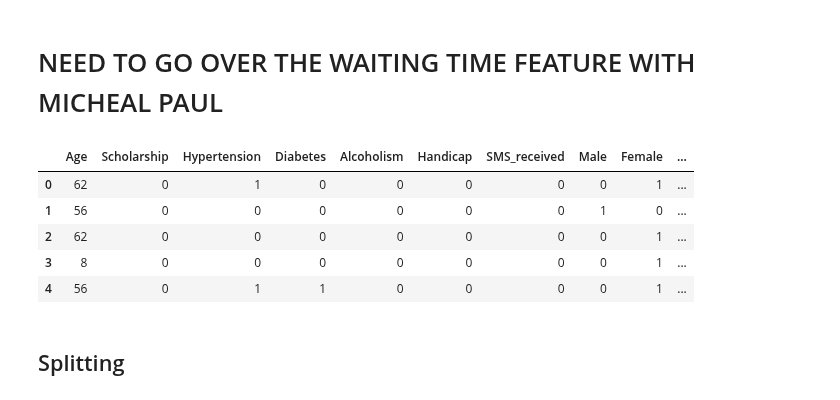
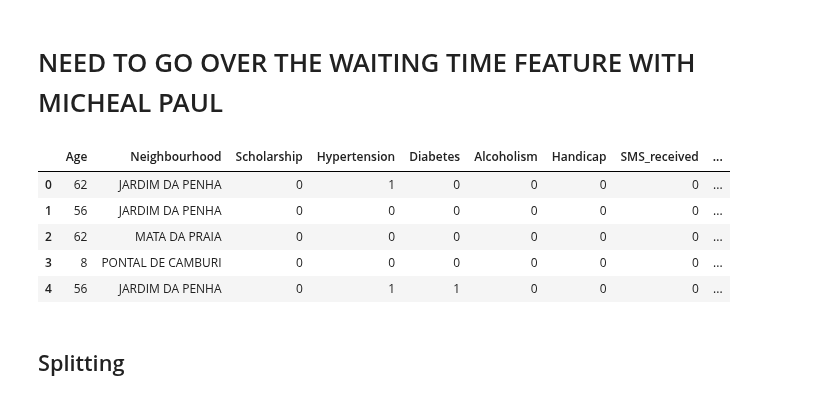
Before and after one commit to chasekregor/NoShows, a Jupyter notebook: develop/Beta.ipynb, the cells around one changed output. Cells and saved outputs as stored; diff of their text form; code cells hidden in the pictures.

```diff
--- a/develop/KregorBeta.ipynb
+++ b/develop/Beta.ipynb
@@ -380,7 +380,7 @@ data
 110527 rows × 20 columns
 # %%
 data['WaitingTime'] = data['AppointmentDay'] - data['ScheduledDay']
-data.WaitingTime = data.WaitingTime.apply(abs)
+#data.WaitingTime = data.WaitingTime.apply(abs)
 
 
 data
@@ -403,3 +403,9 @@ data
 | 110525 | 9.213493e+13 | 2016-04-27 | 2016-06-07 | 38 | MARIA ORTIZ | 0 | 0 | 0 | ... |
 | 110526 | 3.775115e+14 | 2016-04-27 | 2016-06-07 | 54 | MARIA ORTIZ | 0 | 0 | 0 | ... |
 110527 rows × 21 columns
+# %%
+data['waitingtime'] = data['WaitingTime']
+data['waitingtime'].astype(str)
+days = data['waitingtime']
+days.apply(str)
+days
@@ -406,5 +435,5 @@ data
 # %%
-data['WaitingTime'] = data['WaitingTime'].map(lambda x: str(x)[:-1])
+#data['WaitingTime'] = data['WaitingTime'].map(lambda x: str(x)[:-1])
 data
 # %% [output]
 |  | PatientID | ScheduledDay | AppointmentDay | Age | Neighbourhood | Scholarship | Hypertension | Diabetes | ... |
@@ -500,15 +503,15 @@ data.head()
 # NEED TO GO OVER THE WAITING TIME FEATURE WITH MICHEAL PAUL
 # %%
 #the features we are going to train our model on
-showfeatures = data.iloc[:,3:19]
+showfeatures = data.iloc[:,3:18]
 showfeatures.head()
 # %% [output]
-|  | Age | Scholarship | Hypertension | Diabetes | Alcoholism | Handicap | SMS_received | Male | Female | ... |
-| 0 | 62 | 0 | 1 | 0 | 0 | 0 | 0 | 0 | 1 | ... |
-| 1 | 56 | 0 | 0 | 0 | 0 | 0 | 0 | 1 | 0 | ... |
-| 2 | 62 | 0 | 0 | 0 | 0 | 0 | 0 | 0 | 1 | ... |
-| 3 | 8 | 0 | 0 | 0 | 0 | 0 | 0 | 0 | 1 | ... |
-| 4 | 56 | 0 | 1 | 1 | 0 | 0 | 0 | 0 | 1 | ... |
+|  | Age | Neighbourhood | Scholarship | Hypertension | Diabetes | Alcoholism | Handicap | SMS_received | ... |
+| 0 | 62 | JARDIM DA PENHA | 0 | 1 | 0 | 0 | 0 | 0 | ... |
+| 1 | 56 | JARDIM DA PENHA | 0 | 0 | 0 | 0 | 0 | 0 | ... |
+| 2 | 62 | MATA DA PRAIA | 0 | 0 | 0 | 0 | 0 | 0 | ... |
+| 3 | 8 | PONTAL DE CAMBURI | 0 | 0 | 0 | 0 | 0 | 0 | ... |
+| 4 | 56 | JARDIM DA PENHA | 0 | 1 | 1 | 0 | 0 | 0 | ... |
 # %% [markdown]
 ## Splitting
 # %%
```
Also changed, not shown: parts of 9 cells of this notebook, 4 other files.
